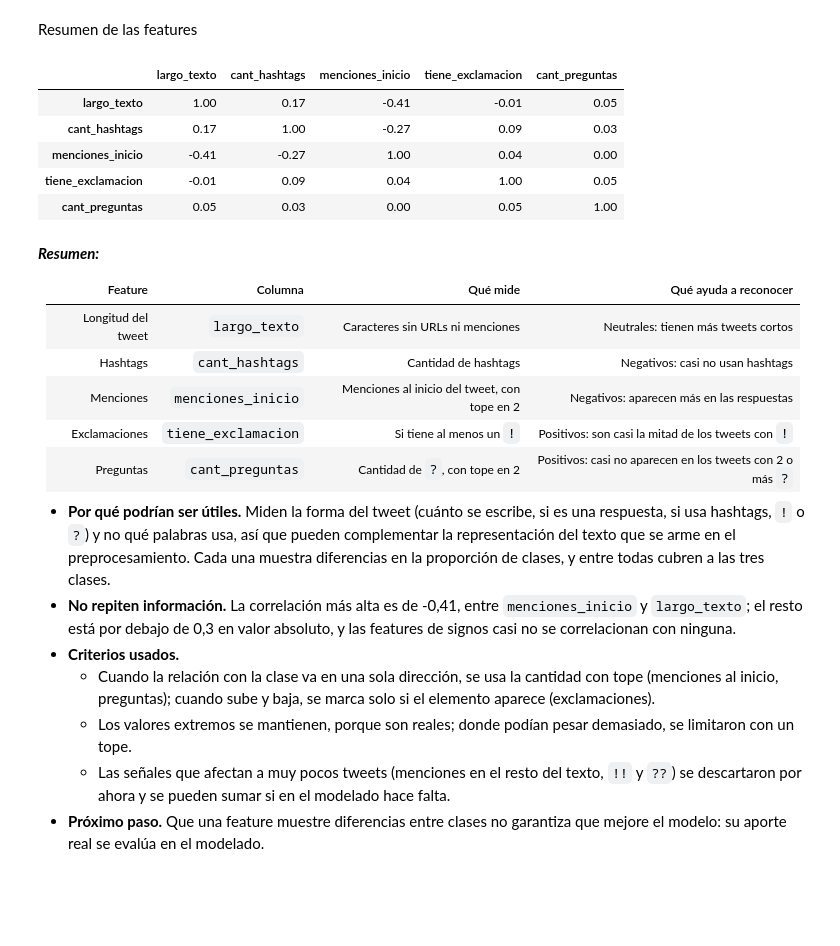
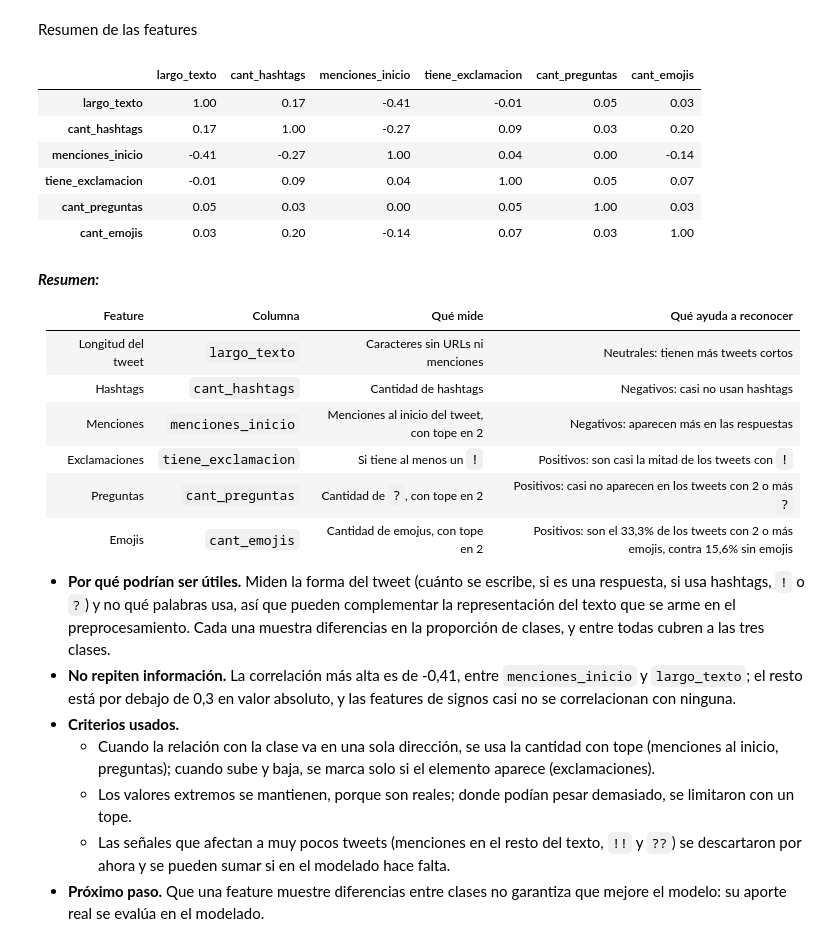
Before and after one commit to Barlita03/TP-CienciasDeDatos, a Jupyter notebook: TP1_CdD.ipynb, the cells around one changed output. Saved outputs shown, nothing was run; the diff lists cells and outputs as text; code cells hidden in the pictures; blank space fills up the shorter version.

Commit message:
Agrega feature de cantidad de emojis

```diff
--- a/TP1_CdD.ipynb
+++ b/TP1_CdD.ipynb
@@ -1012,0 +1009,33 @@ Cantidad de ?: percentil 99=2.0, máximo=7
+# %%
+# Se cuentan los emojis sobre el texto sin URLs. La librería emoji reconoce cada emoji completo
+emojis = texto_sin_urls.apply(lambda t: [e['emoji'] for e in emj.emoji_list(t)])
+cant_emojis_total = emojis.str.len()
+
+print(f"Tweets con al menos un emoji: {(cant_emojis_total > 0).sum()} "
+      f"({(cant_emojis_total > 0).mean() * 100:.1f}%)")
+print(f"Máximo de emojis en un tweet: {cant_emojis_total.max()} (percentil 99: {cant_emojis_total.quantile(.99):.0f})")
+
+# Feature: cantidad de emojis, con tope en 2 (el 2 vale "2 o más")
+df['cant_emojis'] = cant_emojis_total.clip(upper=2)
+
+# Porcentaje de tweets con al menos un emoji y media de emojis (sin tope), por clase
+por_clase = cant_emojis_total.groupby(df['polarity'])
+display(pd.DataFrame({
+    '% con emojis': (por_clase.apply(lambda s: (s > 0).mean()) * 100).round(1),
+    'media': por_clase.mean().round(2),
+}).loc[orden])
+
+proporcion_emojis = proporcion_por_grupo(df['cant_emojis'].astype(str).replace('2', '2 o más'), 'cantidad de emojis')
+display(proporcion_emojis)
+
+proporcion_emojis.drop(columns='tweets').plot(kind='bar', stacked=True, figsize=(6, 4))
+plt.title('Proporción de clases según la cantidad de emojis')
+plt.xlabel('Cantidad de emojis')
+plt.ylabel('% de tweets')
+plt.xticks(rotation=0)
+plt.legend(title='Polaridad', bbox_to_anchor=(1, 1))
+plt.show()
+
+# Correlación con las otras features, sobre log1p como en la etapa 2
+display(np.log1p(df[['cant_emojis', 'largo_texto', 'cant_hashtags', 'menciones_inicio',
+                     'tiene_exclamacion', 'cant_preguntas']]).corr().round(2))
@@ -1014,17 +1121,18 @@ Cantidad de ?: percentil 99=2.0, máximo=7
 Resumen de las features
 # %%
 # Features elegidas en esta etapa
-features = ['largo_texto', 'cant_hashtags', 'menciones_inicio', 'tiene_exclamacion', 'cant_preguntas']
+features = ['largo_texto', 'cant_hashtags', 'menciones_inicio', 'tiene_exclamacion', 'cant_preguntas', 'cant_emojis']
 
 # Correlación entre todas, sobre log1p como en el resto de la etapa
 display(np.log1p(df[features]).corr().round(2))
 # %% [output]
-|  | largo_texto | cant_hashtags | menciones_inicio | tiene_exclamacion | cant_preguntas |
-| largo_texto | 1.00 | 0.17 | -0.41 | -0.01 | 0.05 |
-| cant_hashtags | 0.17 | 1.00 | -0.27 | 0.09 | 0.03 |
-| menciones_inicio | -0.41 | -0.27 | 1.00 | 0.04 | 0.00 |
-| tiene_exclamacion | -0.01 | 0.09 | 0.04 | 1.00 | 0.05 |
-| cant_preguntas | 0.05 | 0.03 | 0.00 | 0.05 | 1.00 |
+|  | largo_texto | cant_hashtags | menciones_inicio | tiene_exclamacion | cant_preguntas | cant_emojis |
+| largo_texto | 1.00 | 0.17 | -0.41 | -0.01 | 0.05 | 0.03 |
+| cant_hashtags | 0.17 | 1.00 | -0.27 | 0.09 | 0.03 | 0.20 |
+| menciones_inicio | -0.41 | -0.27 | 1.00 | 0.04 | 0.00 | -0.14 |
+| tiene_exclamacion | -0.01 | 0.09 | 0.04 | 1.00 | 0.05 | 0.07 |
+| cant_preguntas | 0.05 | 0.03 | 0.00 | 0.05 | 1.00 | 0.03 |
+| cant_emojis | 0.03 | 0.20 | -0.14 | 0.07 | 0.03 | 1.00 |
 # %% [markdown]
 ***Resumen:***
 
@@ -1035,6 +1143,7 @@ display(np.log1p(df[features]).corr().round(2))
 | Menciones | `menciones_inicio` | Menciones al inicio del tweet, con tope en 2 | Negativos: aparecen más en las respuestas |
 | Exclamaciones | `tiene_exclamacion` | Si tiene al menos un `!` | Positivos: son casi la mitad de los tweets con `!` |
 | Preguntas | `cant_preguntas` | Cantidad de `?`, con tope en 2 | Positivos: casi no aparecen en los tweets con 2 o más `?` |
+| Emojis | `cant_emojis` | Cantidad de emojus, con tope en 2 | Positivos: son el 33,3% de los tweets con 2 o más emojis, contra 15,6% sin emojis |
 
 * **Por qué podrían ser útiles.** Miden la forma del tweet (cuánto se escribe, si es una respuesta, si usa hashtags, `!` o `?`) y no qué palabras usa, así que pueden complementar la representación del texto que se arme en el preprocesamiento. Cada una muestra diferencias en la proporción de clases, y entre todas cubren a las tres clases.
 * **No repiten información.** La correlación más alta es de -0,41, entre `menciones_inicio` y `largo_texto`; el resto está por debajo de 0,3 en valor absoluto, y las features de signos casi no se correlacionan con ninguna.
```
Also changed, not shown: parts of 12 cells of this notebook, 3 other files.
